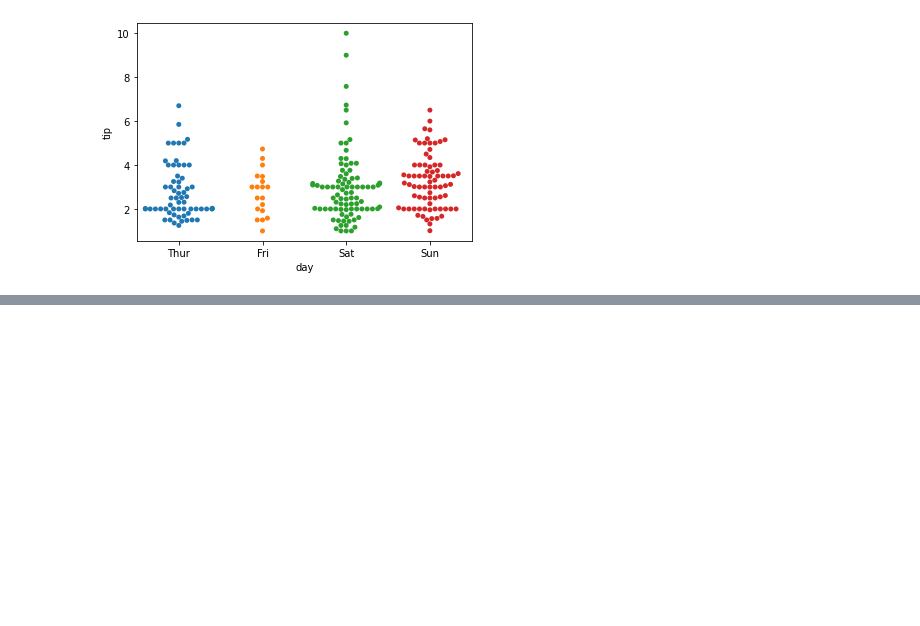
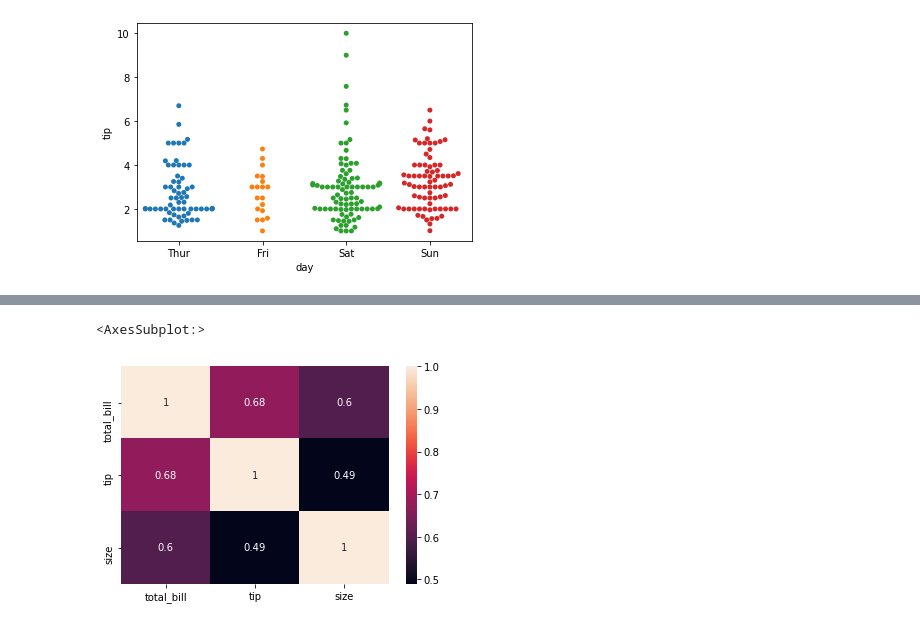
Before and after one commit to MLisEasy/Python-basics, a Jupyter notebook: Seaborn visualization.ipynb, the cells around one changed output, grey strips where cells are left out. Drawn from its saved outputs; the diff is of its cells as text; code cells hidden in the pictures; blank space fills up the shorter version.

```diff
--- a/Seaborn visualization.ipynb
+++ b/Seaborn visualization.ipynb
@@ -305,0 +373,7 @@ sns.factorplot(x='day',y='tip',data=tips,kind='bar')
+# %%
+# we can also pass in the annotation or the corelation values of each color boxes
+
+sns.heatmap(tc,annot=True)
+# %% [output]
+<AxesSubplot:>
+[figure, added]
```
Also changed, not shown: parts of 43 cells of this notebook.
